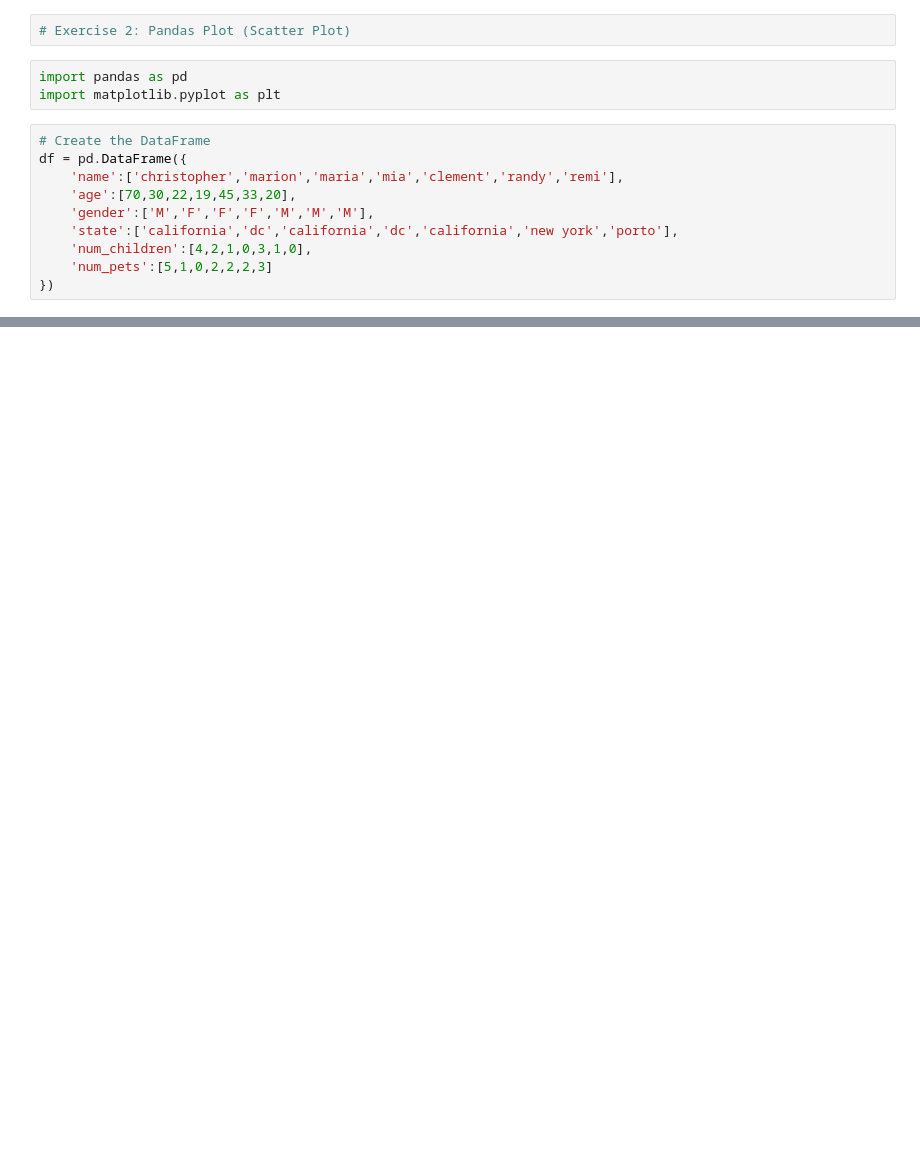
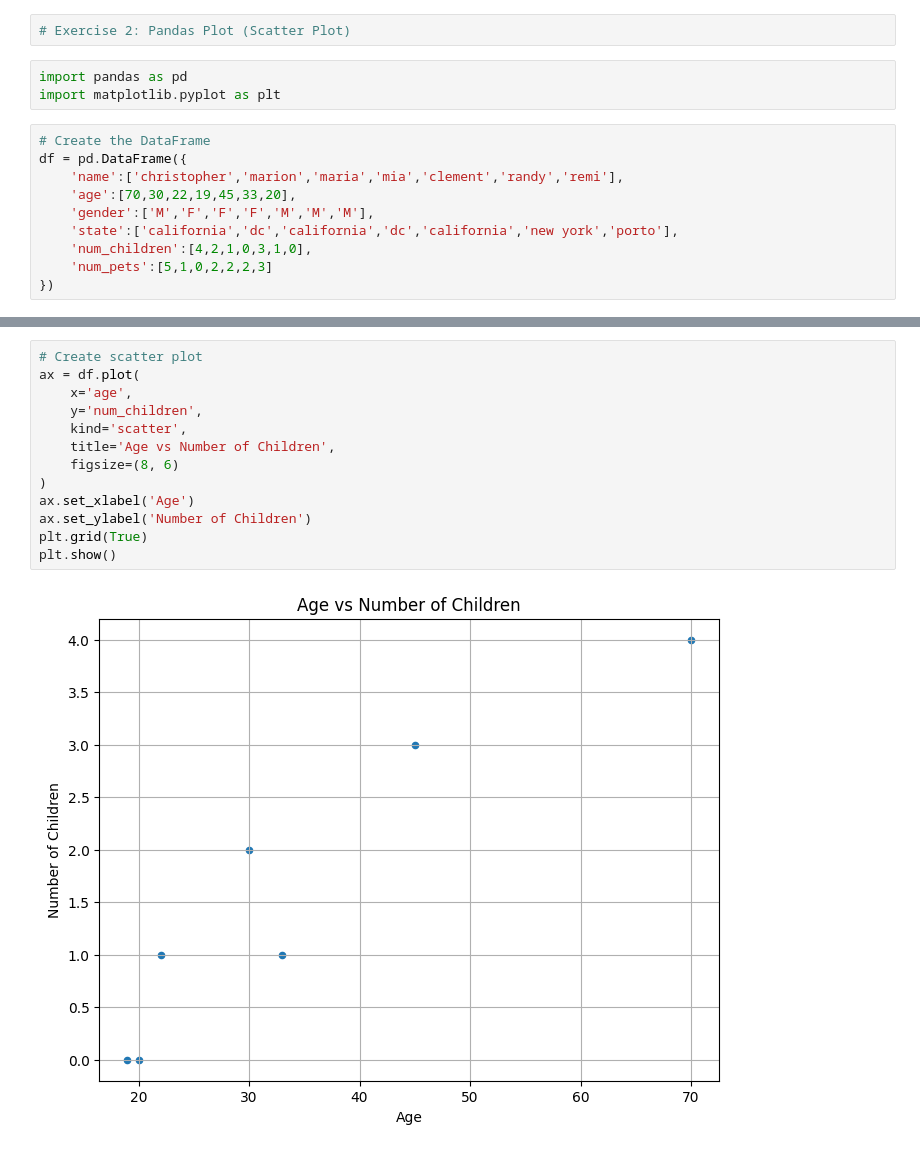
Before and after one commit to stkisengese/visualizations, a Jupyter notebook: ex02_pandas_scatter_plot.ipynb, the cells around one changed output, grey strips where cells are left out. Drawn from its saved outputs; the diff is of its cells as text; blank space fills up the shorter version.

```diff
--- a/ex02_pandas_scatter_plot.ipynb
+++ b/ex02_pandas_scatter_plot.ipynb
@@ -22,0 +49,15 @@ ax = df.plot(x='age', y='num_children', kind='scatter',
+# %%
+# Create scatter plot
+ax = df.plot(
+    x='age',
+    y='num_children',
+    kind='scatter',
+    title='Age vs Number of Children',
+    figsize=(8, 6)
+)
+ax.set_xlabel('Age')
+ax.set_ylabel('Number of Children')
+plt.grid(True)
+plt.show()
+# %% [output]
+[figure, added]
```
Also changed, not shown: parts of 4 cells of this notebook.
